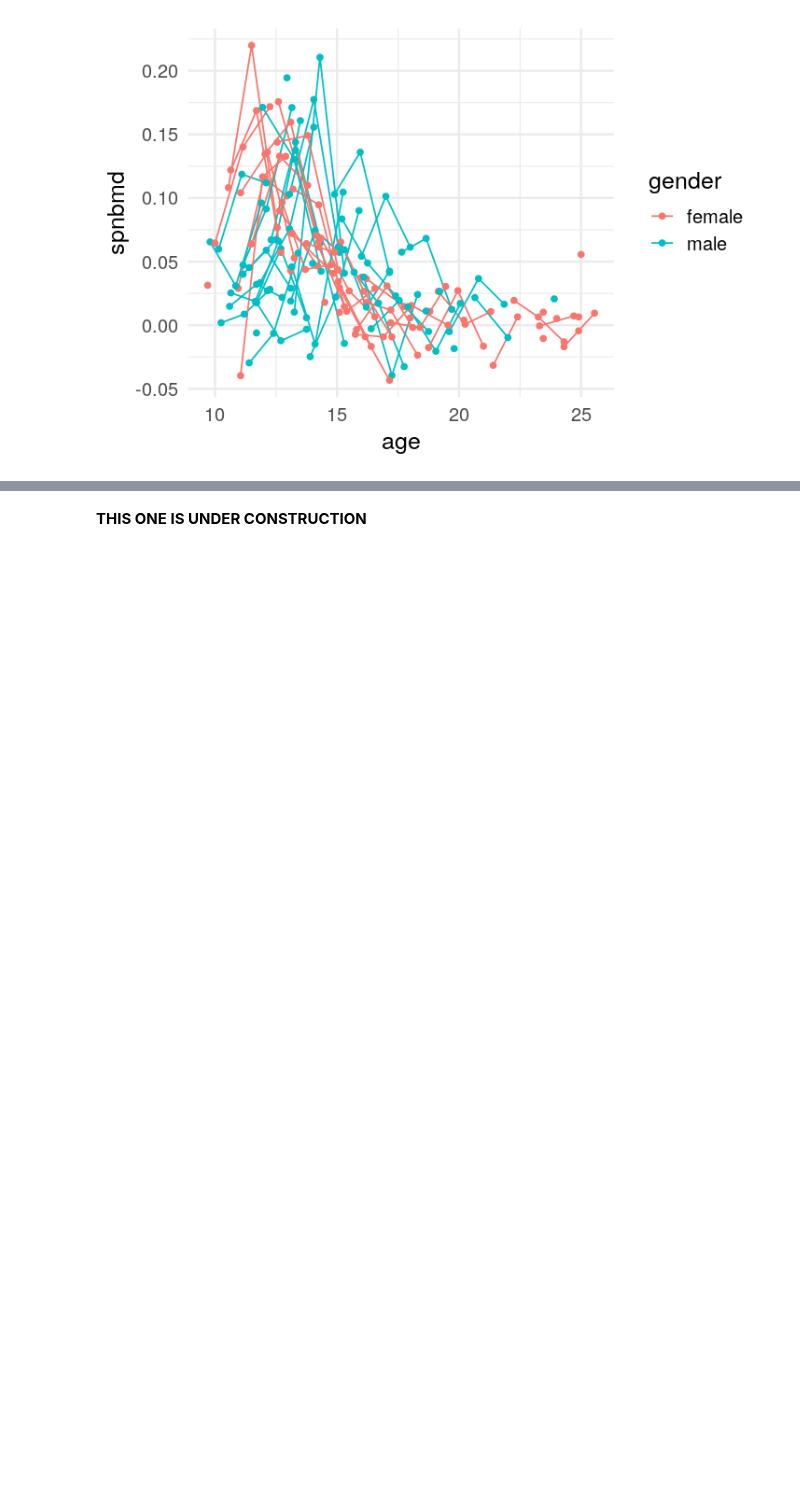
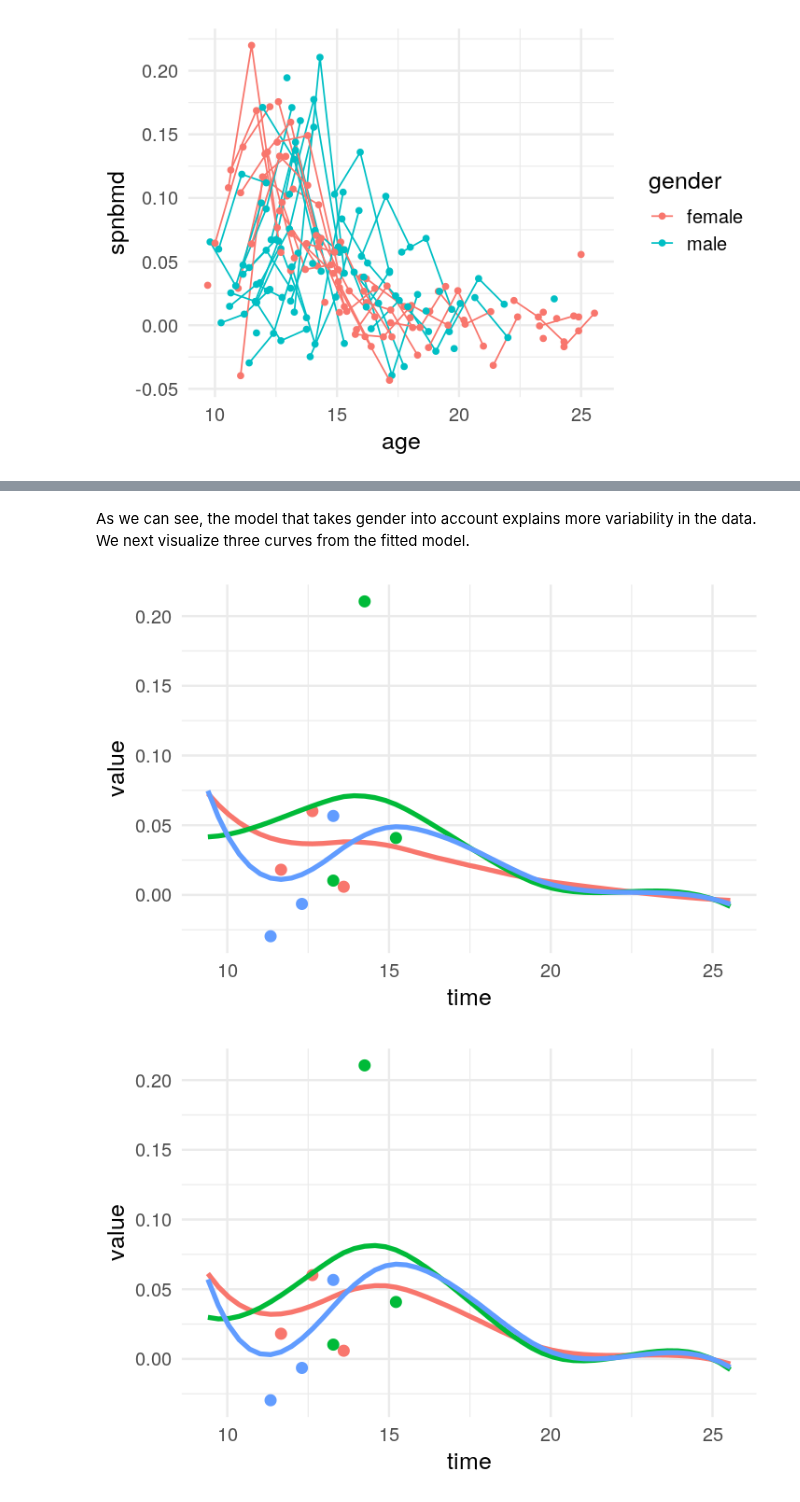
Before and after one commit to kidzik/fcomplete, a Jupyter notebook: vignettes/Regression.ipynb, the cells around one changed output, grey strips where cells are left out. Cells and saved outputs as stored; diff of their text form; code cells hidden in the pictures; blank space fills up the shorter version.

```diff
--- a/vignettes/Regression.ipynb
+++ b/vignettes/Regression.ipynb
@@ -34,5 +30,2 @@ To fit the model we will use the Soft-Longitudinal-Regression algorithm from Kid
 # %%
-bone.test = bone
-bone.test$gender.num = (bone.test$gender == "male")*1
-#bone.test
-model = fregression(spnbmd:age ~ gender.num|idnum, data = bone.test, d = 6, K = 3, lambda=c(0.1,0.2), fold=2, verbose = 0)
+model = fregression(spnbmd ~ age | idnum, data = bone, d = 6, K = 3, lambda=c(0.1,0.2), fold=2, verbose = 0)
@@ -38,0 +34,4 @@ model = fregression(spnbmd:age ~ gender.num|idnum, data = bone.test, d = 6, K =
+# %%
+covariates = bone %>%
+  group_by(idnum) %>%
+  summarize(is.male = (gender[1] == "male")*1 )
@@ -38,0 +40,6 @@ model = fregression(spnbmd:age ~ gender.num|idnum, data = bone.test, d = 6, K =
+# %%
+model.gender = fregression(spnbmd ~ age + is.male|idnum,
+                           data = bone, covariates = covariates, d = 6,
+                           K = 3, lambda=seq(0.05,0.15,length.out = 10),
+                           K.reg = 3, lambda.reg=seq(0,0.01,length.out = 10),
+                           fold=2, verbose = 0)
@@ -48,2 +64,8 @@ fcomplete fitted using the 'fimpute' method with a formula: ~spnbmd:agegender.nu
-# %% [markdown]
-**THIS ONE IS UNDER CONSTRUCTION**
+# %% [markdown]
+As we can see, the model that takes gender into account explains more variability in the data. We next visualize three curves from the fitted model.
+# %%
+plot(model,rows=covariates$idnum[1:3])
+plot(model.gender,rows=covariates$idnum[1:3])
+# %% [output]
+[figure, added]
+[figure, added]
```
Also changed, not shown: parts of 12 cells of this notebook, 6 other files.
